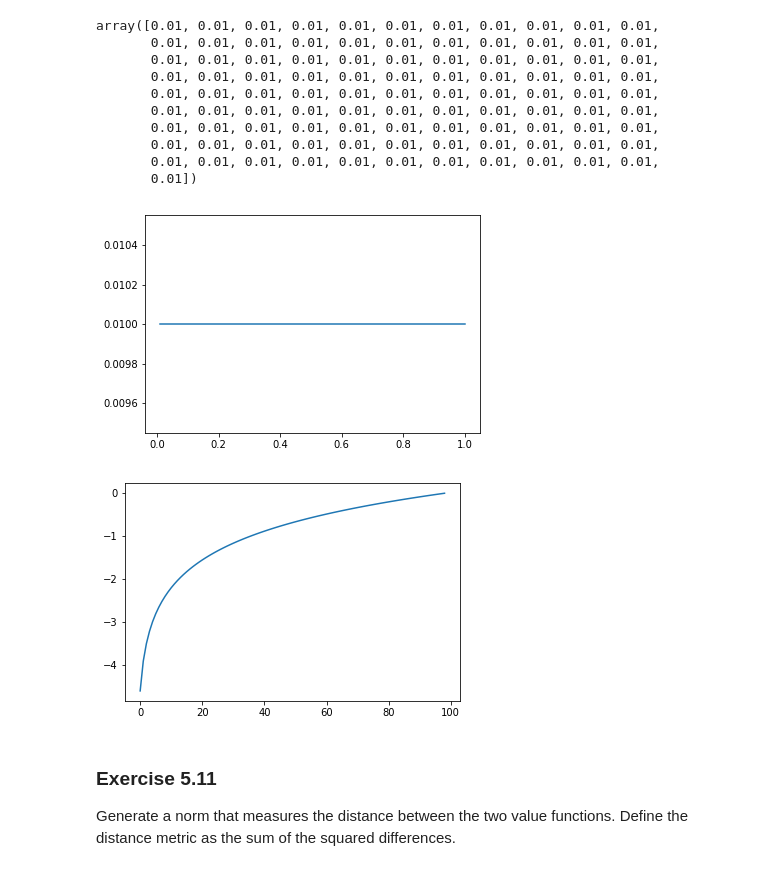
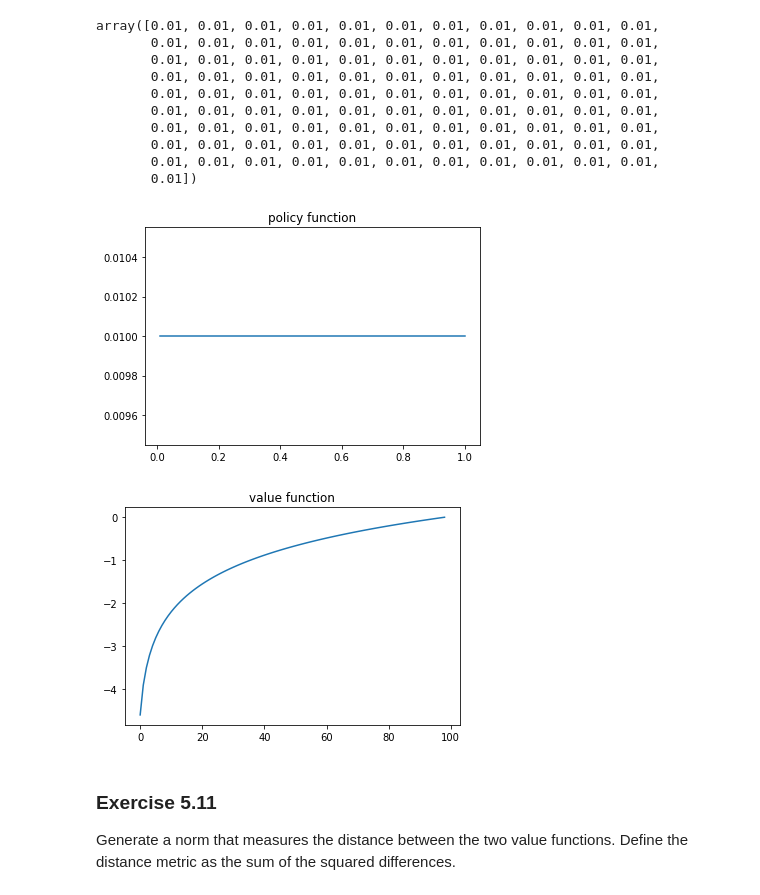
Before and after one commit to ericroh/persp-model-econ_W19, a Jupyter notebook: ProblemSets/PS3/HW3_part2_typocorrected.ipynb, the cells around one changed output. Drawn from its saved outputs; the diff is of its cells as text; code cells hidden in the pictures.

```diff
--- a/ProblemSets/PS3/HW3_part2_typocorrected.ipynb
+++ b/ProblemSets/PS3/HW3_part2_typocorrected.ipynb
@@ -95,14 +106,16 @@ array([0.01, 0.01, 0.01, 0.01, 0.01, 0.01, 0.01, 0.01, 0.01, 0.01, 0.01,
 # %%
 import matplotlib.pyplot as plt
 plt.plot(w_vec,w_vec[ind])
+plt.title("policy function")
 plt.show()
 # %% [output]
-[figure, old version]
+[figure, new version]
 # %%
 plt.plot(v_new_1[1:])
+plt.title("value function")
 plt.show()
 # %% [output]
-[figure, old version]
+[figure, new version]
 # %% [markdown]
 ### Exercise 5.11
 Generate a norm that measures the distance between the two value functions. Define the distance metric as the sum of the squared differences.
```
Also changed, not shown: parts of 10 cells of this notebook, 5 other files.
